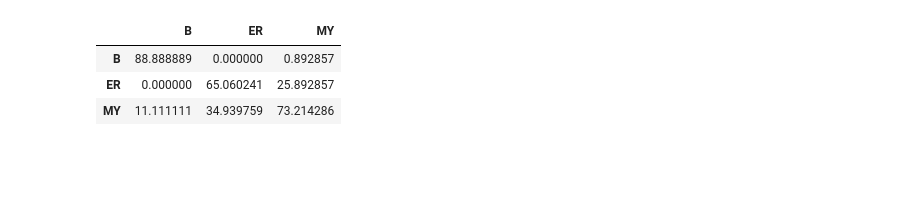
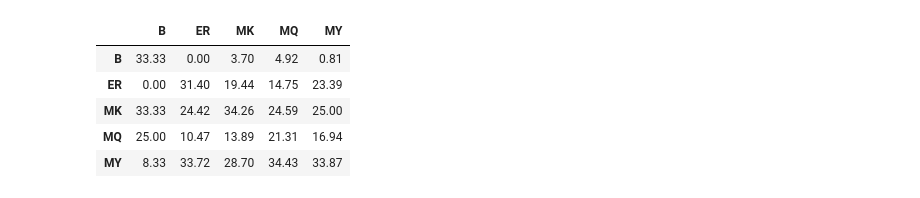
Before and after one commit to parashardhapola/bartide, a Jupyter notebook: notebooks/2_multi_sample_comparison.ipynb, the cells around one changed output. Saved outputs shown, nothing was run; the diff lists cells and outputs as text; code cells hidden in the pictures; blank space fills up the shorter version.

```diff
--- a/notebooks/2_multi_sample_comparison.ipynb
+++ b/notebooks/2_multi_sample_comparison.ipynb
@@ -86,10 +122,12 @@ analyzer.plot_upset(save_name='./images/upset_plot.png')
 # %%
-analyzer.calc_percentage_overlap()
+analyzer.calc_percentage_overlap().round(2)
 # %% [output]
-|  | B | ER | MY |
-| B | 88.888889 | 0.000000 | 0.892857 |
-| ER | 0.000000 | 65.060241 | 25.892857 |
-| MY | 11.111111 | 34.939759 | 73.214286 |
+|  | B | ER | MK | MQ | MY |
+| B | 33.33 | 0.00 | 3.70 | 4.92 | 0.81 |
+| ER | 0.00 | 31.40 | 19.44 | 14.75 | 23.39 |
+| MK | 33.33 | 24.42 | 34.26 | 24.59 | 25.00 |
+| MQ | 25.00 | 10.47 | 13.89 | 21.31 | 16.94 |
+| MY | 8.33 | 33.72 | 28.70 | 34.43 | 33.87 |
 # %%
 analyzer.plot_stacked(fig_size=(4,3), save_name='./images/stacked_plot.png')
 # %% [output]
```
Also changed, not shown: parts of 14 cells of this notebook, 27 other files.
